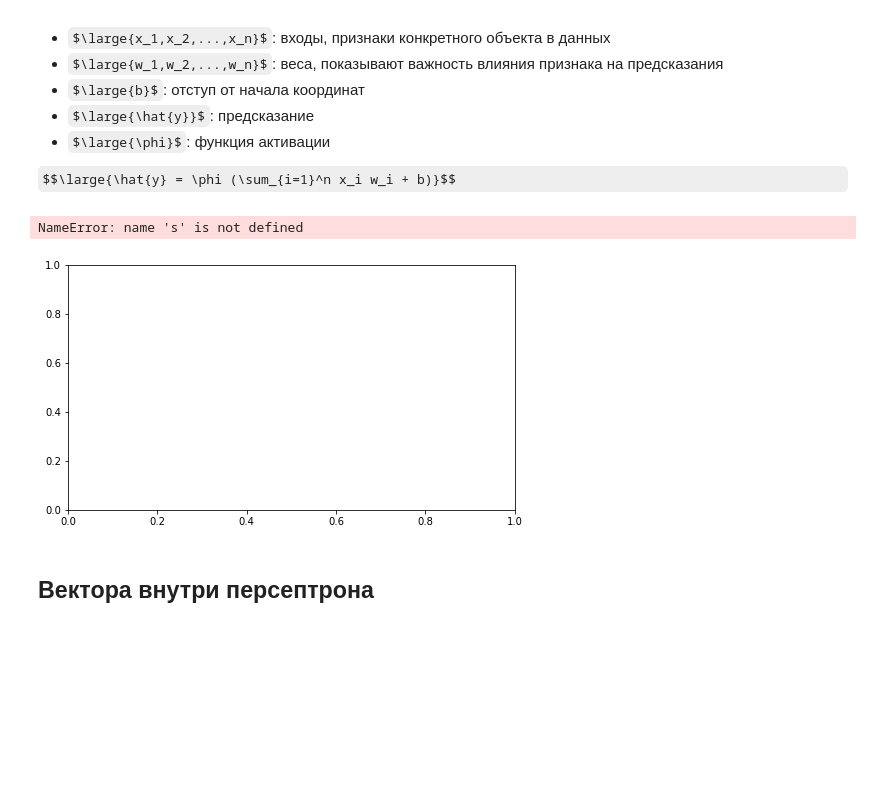
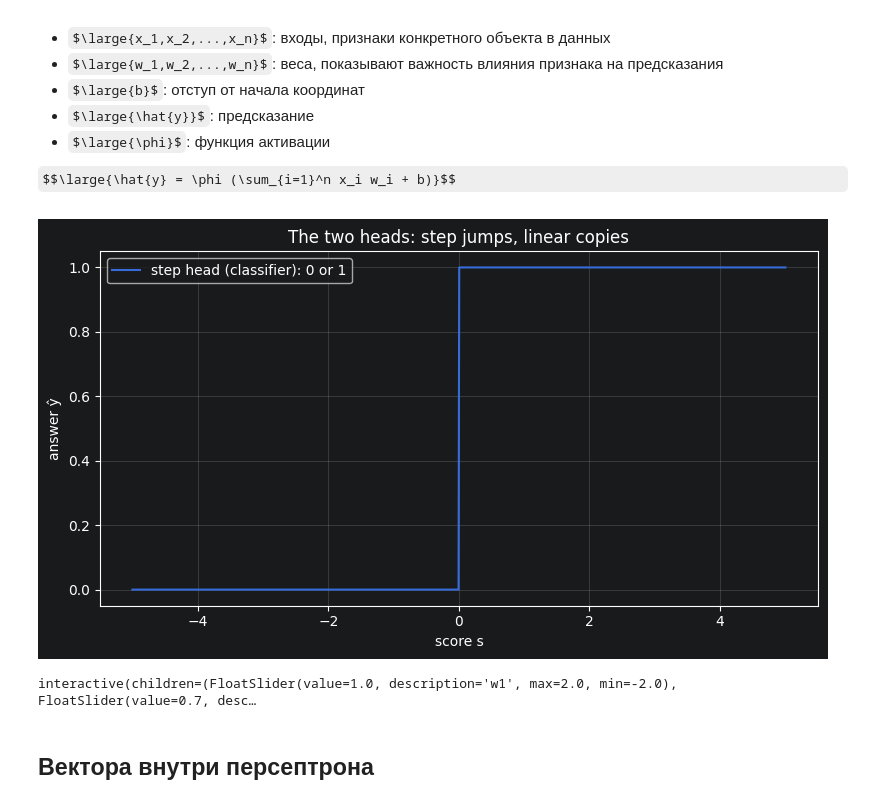
Before and after one commit to IMDxD/MLIsuct, a Jupyter notebook: fall2026/lecture2/perceptron_to_gradient_descent.ipynb, the cells around one changed output. Cells and saved outputs as stored; diff of their text form; code cells hidden in the pictures; some formulas as TeX source; blank space fills up the shorter version.

Commit message:
step graph

```diff
--- a/fall2026/lecture2/perceptron_to_gradient_descent.ipynb
+++ b/fall2026/lecture2/perceptron_to_gradient_descent.ipynb
@@ -41,14 +41,14 @@ $$\large{\hat{y} = \phi (\sum_{i=1}^n x_i w_i + b)}$$
 # %%
 # FIGURE: perceptron wiring diagram (left) + the two heads: step vs linear (right).
 fig, axes = plt.subplots(1, 1, figsize=(8, 4.5))
+s = np.linspace(-5, 5, 1000)
 axes.plot(s, (s > 0).astype(float), label='step head (classifier): 0 or 1')
-axes.set_xlabel('score s'); ax.set_ylabel('answer ŷ')
+axes.set_xlabel('score s'); axes.set_ylabel('answer ŷ')
 axes.set_title('The two heads: step jumps, linear copies')
 axes.legend(); axes.grid(True, alpha=0.3)
 plt.tight_layout(); plt.show()
 # %% [output]
-NameError: name 's' is not defined
-[figure, old version]
+[figure, new version]
 # %%
 # INTERACTIVE: move w1, w2, b sliders and watch the line move. Static fallback if no widgets.
 def draw_boundary(w1=1.0, w2=0.7, b=-1.0):
@@ -69,6 +69,8 @@ if HAS_WIDGETS:
         b=widgets.FloatSlider(value=-1.0, min=-5, max=5, step=0.2, description='b'))
 else:
     draw_boundary()
+# %% [output]
+interactive(children=(FloatSlider(value=1.0, description='w1', max=2.0, min=-2.0), FloatSlider(value=0.7, desc…
 # %% [markdown]
 ## Вектора внутри персептрона
 # %% [markdown]
```
Also changed, not shown: parts of 19 cells of this notebook.
